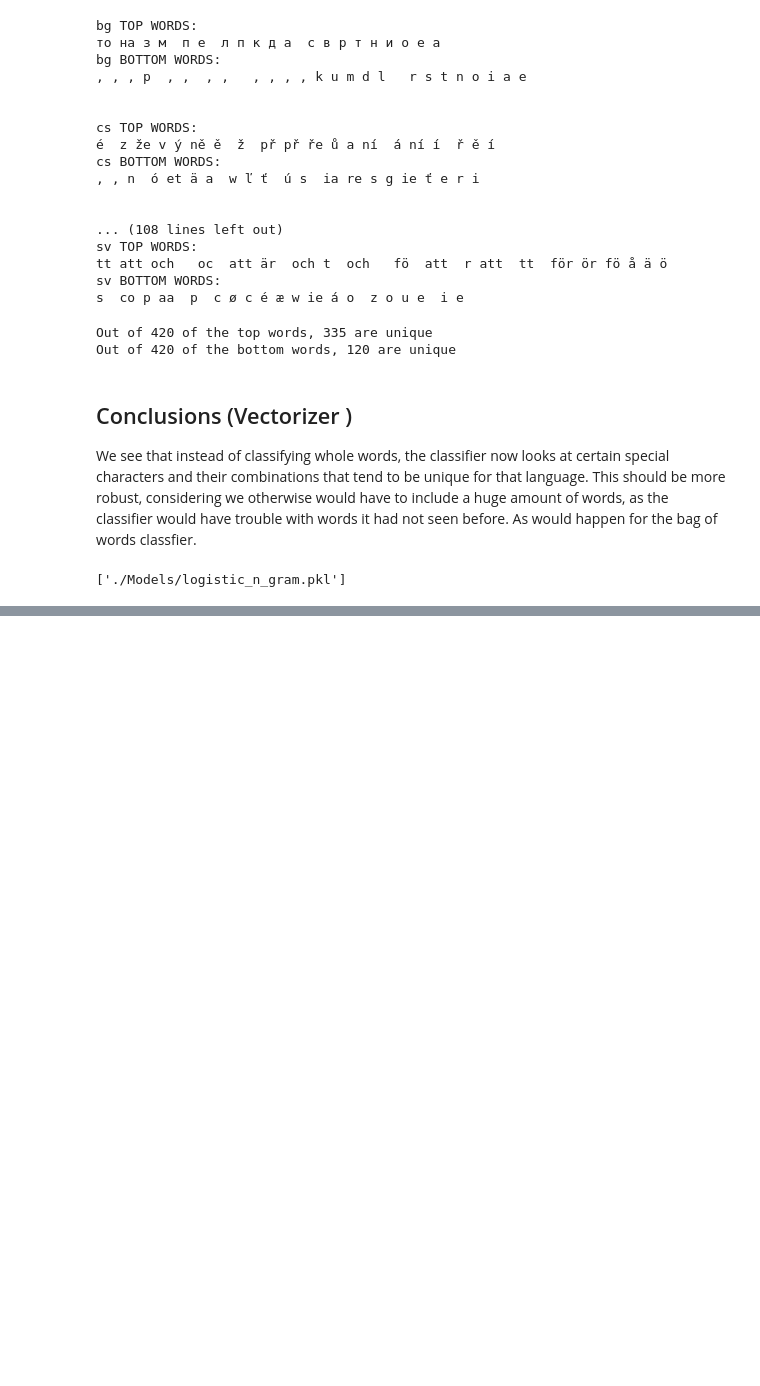
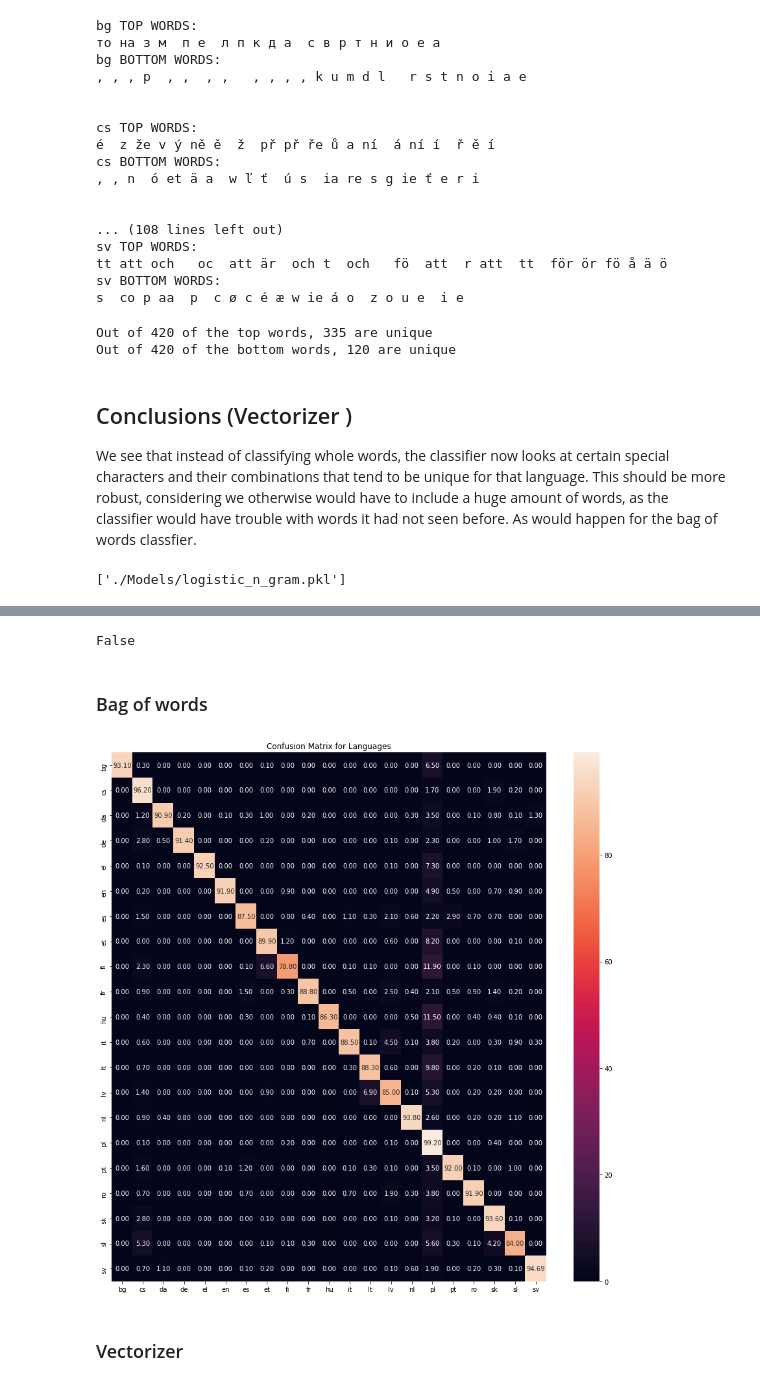
Before and after one commit to ElliotDahl1986/Language_detector, a Jupyter notebook: Language.ipynb, the cells around one changed output, grey strips where cells are left out. Saved outputs shown, nothing was run; the diff lists cells and outputs as text; code cells hidden in the pictures; blank space fills up the shorter version.

```diff
--- a/Language.ipynb
+++ b/Language.ipynb
@@ -537,0 +563,24 @@ f
+# %%
+#Remove the first 4 letter
+features_test = [item[3:] for item in test_list[:-2]]
+# %%
+'' in features_test
+# %% [output]
+False
+# %% [markdown]
+### Bag of words
+# %%
+X_test_set_counts = count_vectorizer.transform(features_test)
+# %%
+y_predicted_set_counts = clf.predict(X_test_set_counts)
+# %%
+cm_test_bg = confusion_matrix(y_test_lab, y_predicted_set_counts)
+percentage_matrix_test = 100*cm_test_bg/cm_test_bg.sum(axis=1).astype(float)
+# %%
+plt.figure(figsize=(15, 15))
+sns.heatmap(percentage_matrix_test, annot=True,  fmt='.2f', xticklabels=countries, yticklabels=countries);
+plt.title('Confusion Matrix for Languages');
+# %% [output]
+[figure, added]
+# %% [markdown]
+### Vectorizer
```
Also changed, not shown: parts of 17 cells of this notebook.
